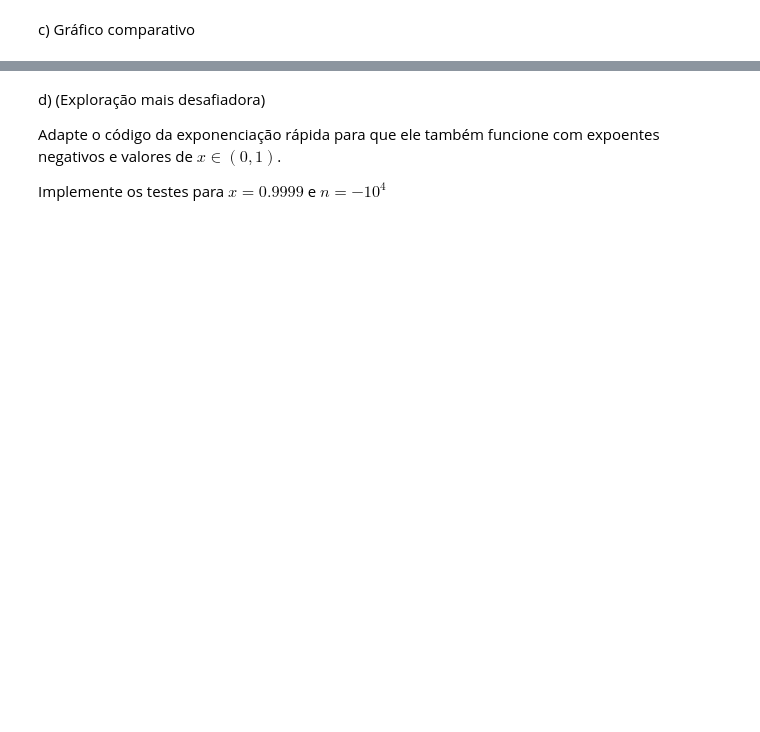
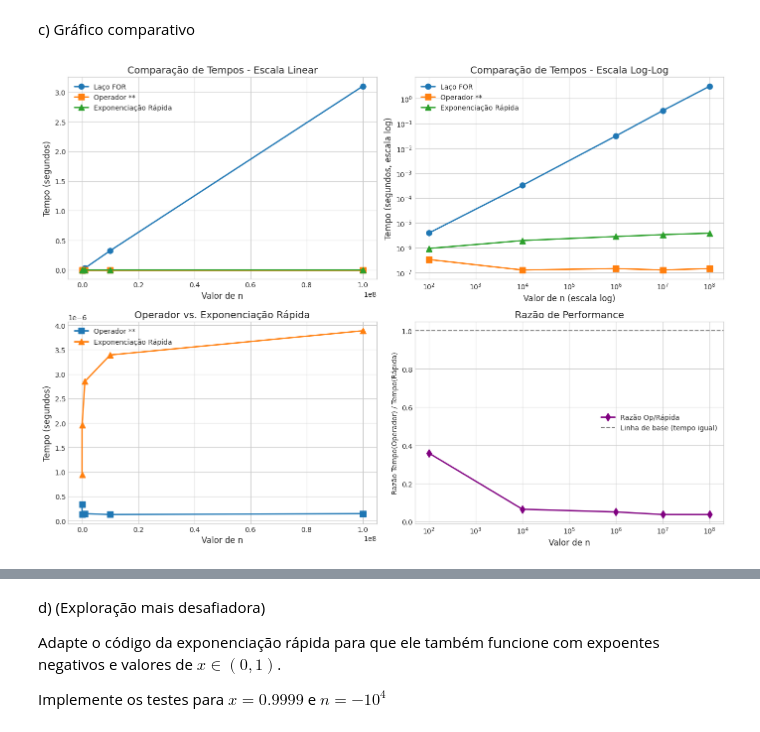
Before and after one commit to cesaraugustoo/av6, a Jupyter notebook: ex_03.ipynb, the cells around one changed output, grey strips where cells are left out. Drawn from its saved outputs; the diff is of its cells as text; code cells hidden in the pictures; blank space fills up the shorter version.

```diff
--- a/ex_03.ipynb
+++ b/ex_03.ipynb
@@ -185,62 +215,70 @@ for n in valores_n:
 # %% [markdown]
 c) Gráfico comparativo
 # %%
-plt.figure(figsize=(12, 8))
+plt.style.use('seaborn-v0_8-whitegrid')
+plt.figure(figsize=(14, 10))
 
-# Filtrar apenas valores válidos (não None)
+# Filtrar apenas valores válidos (não None) para o laço FOR
 n_validos_for = [n for i, n in enumerate(valores_n) if tempos['for'][i] is not None]
 tempos_validos_for = [t for t in tempos['for'] if t is not None]
 
 # Gráfico 1: Comparação linear
 plt.subplot(2, 2, 1)
-plt.plot(n_validos_for, tempos_validos_for, 'ro-', label='Laço FOR', linewidth=2, markersize=8)
-plt.plot(valores_n, tempos['operador'], 'bs-', label='Operador **', linewidth=2, markersize=8)
-plt.plot(valores_n, tempos['rapida'], 'g^-', label='Exponenciação Rápida', linewidth=2, markersize=8)
-plt.xlabel('Valor de n')
-plt.ylabel('Tempo (segundos)')
-plt.title('Comparação de Tempos - Escala Linear')
+plt.plot(n_validos_for, tempos_validos_for, 'o-', label='Laço FOR', linewidth=2, markersize=8)
+plt.plot(valores_n, tempos['operador'], 's-', label='Operador **', linewidth=2, markersize=8)
+plt.plot(valores_n, tempos['rapida'], '^-', label='Exponenciação Rápida', linewidth=2, markersize=8)
+plt.xlabel('Valor de n', fontsize=12)
+plt.ylabel('Tempo (segundos)', fontsize=12)
+plt.title('Comparação de Tempos - Escala Linear', fontsize=14)
 plt.legend()
-plt.grid(True, alpha=0.3)
+plt.tick_params(axis='both', which='major', labelsize=10)
 
 # Gráfico 2: Comparação em escala log-log
 plt.subplot(2, 2, 2)
-plt.loglog(n_validos_for, tempos_validos_for, 'ro-', label='Laço FOR', linewidth=2, markersize=8)
-plt.loglog(valores_n, tempos['operador'], 'bs-', label='Operador **', linewidth=2, markersize=8)
-plt.loglog(valores_n, tempos['rapida'], 'g^-', label='Exponenciação Rápida', linewidth=2, markersize=8)
-plt.xlabel('Valor de n (log)')
-plt.ylabel('Tempo (segundos, log)')
-plt.title('Comparação de Tempos - Escala Log-Log')
+plt.loglog(n_validos_for, tempos_validos_for, 'o-', label='Laço FOR', linewidth=2, markersize=8)
+plt.loglog(valores_n, tempos['operador'], 's-', label='Operador **', linewidth=2, markersize=8)
+plt.loglog(valores_n, tempos['rapida'], '^-', label='Exponenciação Rápida', linewidth=2, markersize=8)
+plt.xlabel('Valor de n (escala log)', fontsize=12)
+plt.ylabel('Tempo (segundos, escala log)', fontsize=12)
+plt.title('Comparação de Tempos - Escala Log-Log', fontsize=14)
 plt.legend()
-plt.grid(True, alpha=0.3)
+plt.tick_params(axis='both', which='major', labelsize=10)
 
-# Gráfico 3: Apenas operador e exponenciação rápida
+# Gráfico 3: Apenas operador e exponenciação rápida (escala linear)
 plt.subplot(2, 2, 3)
-plt.plot(valores_n, tempos['operador'], 'bs-', label='Operador **', linewidth=2, markersize=8)
-plt.plot(valores_n, tempos['rapida'], 'g^-', label='Exponenciação Rápida', linewidth=2, markersize=8)
-plt.xlabel('Valor de n')
-plt.ylabel('Tempo (segundos)')
-plt.title('Operador vs Exponenciação Rápida')
+plt.plot(valores_n, tempos['operador'], 's-', label='Operador **', linewidth=2, markersize=8)
+plt.plot(valores_n, tempos['rapida'], '^-', label='Exponenciação Rápida', linewidth=2, markersize=8)
+plt.xlabel('Valor de n', fontsize=12)
+plt.ylabel('Tempo (segundos)', fontsize=12)
+plt.title('Operador vs. Exponenciação Rápida', fontsize=14)
 plt.legend()
-plt.grid(True, alpha=0.3)
+plt.tick_params(axis='both', which='major', labelsize=10)
 
 # Gráfico 4: Razão de velocidade
 plt.subplot(2, 2, 4)
-razoes = [tempos['operador'][i] / tempos['rapida'][i] for i in range(len(valores_n))]
-plt.plot(valores_n, razoes, 'mo-', linewidth=2, markersize=8)
-plt.xlabel('Valor de n')
+# Adicionar uma pequena constante (epsilon) para evitar divisão por zero
+razoes = [tempos['operador'][i] / (tempos['rapida'][i] if tempos['rapida'][i] > 0 else 1e-12) for i in range(len(valores_n))]
+plt.plot(valores_n, razoes, 'd-', color='purple', label='Razão Op/Rápida', linewidth=2, markersize=8)
+plt.xlabel('Valor de n', fontsize=12)
 plt.ylabel('Razão Tempo(Operador) / Tempo(Rápida)')
-plt.title('Razão de Performance')
-plt.grid(True, alpha=0.3)
+plt.title('Razão de Performance', fontsize=14)
+plt.xscale('log') # Usar escala log para o eixo x para melhor visualização
+plt.axhline(y=1, color='gray', linestyle='--', label='Linha de base (tempo igual)')
+plt.legend()
+plt.tick_params(axis='both', which='major', labelsize=10)
 
 plt.tight_layout()
 plt.show()
 
 print("\nRESUMO DOS RESULTADOS:")
 print("=" * 40)
 for i, n in enumerate(valores_n):
     print(f"\nn = {n}:")
     if tempos['for'][i] is not None:
-        print(f"  Laço FOR: {tempos['for'][i]:.6f}s")
-    print(f"  Operador **: {tempos['operador'][i]:.6f}s")
-    print(f"  Exp. Rápida: {tempos['rapida'][i]:.6f}s")
-    print(f"  Razão Op/Rápida: {tempos['operador'][i]/tempos['rapida'][i]:.2f}x")
+        print(f"  Laço FOR:      {tempos['for'][i]:.6e}s")
+    print(f"  Operador **:    {tempos['operador'][i]:.6e}s")
+    print(f"  Exp. Rápida:   {tempos['rapida'][i]:.6e}s")
+    tempo_rapida_safe = tempos['rapida'][i] if tempos['rapida'][i] > 0 else 1e-12
+    print(f"  Razão Op/Rápida: {tempos['operador'][i]/tempo_rapida_safe:.2f}x")
+# %% [output]
+[figure, added]
```
Also changed, not shown: parts of 10 cells of this notebook, 1 other file.
